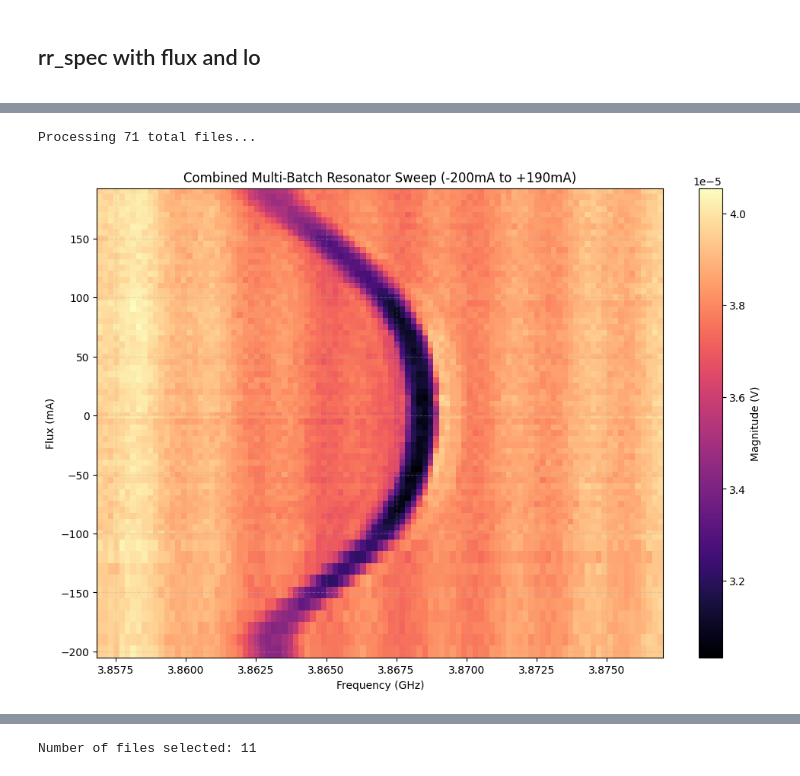
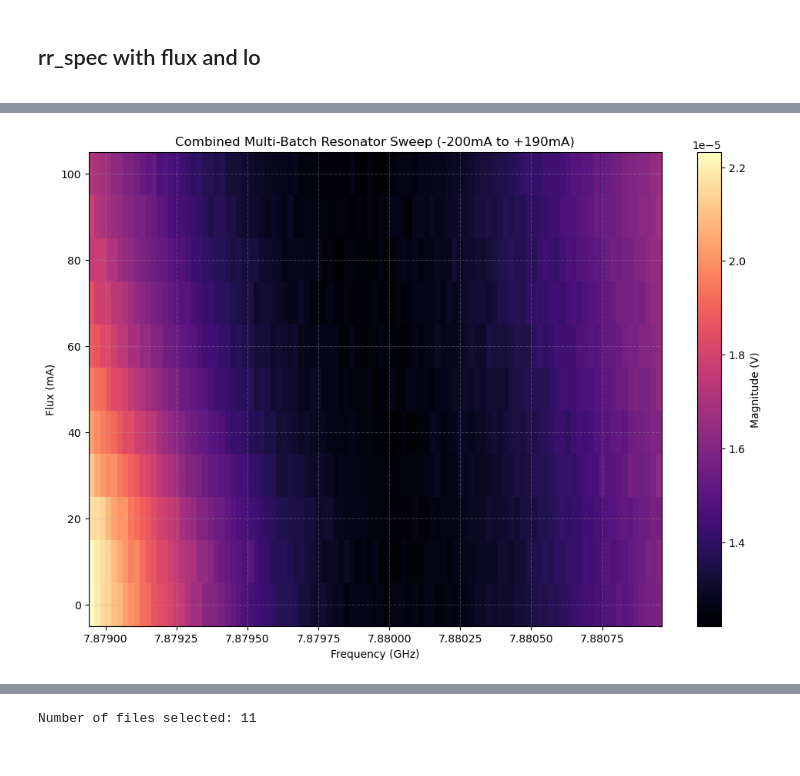
Before and after one commit to spinoandraptos/victoria, a Jupyter notebook: scripts/plot/20250215_plot_rr_versus_flux.ipynb, the cells around one changed output, grey strips where cells are left out. Drawn from its saved outputs; the diff is of its cells as text; code cells hidden in the pictures.

```diff
--- a/scripts/plot/20250215_plot_rr_versus_flux.ipynb
+++ b/scripts/plot/20250215_plot_rr_versus_flux.ipynb
@@ -28,20 +28,20 @@ import os
 # --- Define all batches in a list for easy management ---
 batches = [
     {
-        "folder": "C:/Users/qcrew/Documents/eunice/data/2026-02-25/",
-        "time": ((16, 15), (16, 21)),
-        "flux": np.arange(-100e-3, 0e-3 + 5e-3, 5e-3)
+        "folder": "C:/Users/qcrew2/Documents/Candace/eunice/data/2026-03-12/",
+        "time": ((20, 23), (20, 29)),
+        "flux": np.arange(0e-3, 100e-3 + 10e-3, 10e-3)
     },
-    {
-        "folder": "C:/Users/qcrew/Documents/eunice/data/2026-02-25/",
-        "time": ((16, 35), (16, 40)),
-        "flux": np.arange(-100e-3, -200e-3 - 10e-3, -10e-3)
-    },
-    {
-        "folder": "C:/Users/qcrew/Documents/eunice/data/2026-02-25/",
-        "time": ((16, 49), (17, 2)),
-        "flux": np.arange(0e-3, 190e-3 + 5e-3, 5e-3)
-    }
+    # {
+    #     "folder": "C:/Users/qcrew/Documents/eunice/data/2026-02-25/",
+    #     "time": ((16, 35), (16, 40)),
+    #     "flux": np.arange(-100e-3, -200e-3 - 10e-3, -10e-3)
+    # },
+    # {
+    #     "folder": "C:/Users/qcrew/Documents/eunice/data/2026-02-25/",
+    #     "time": ((16, 49), (17, 2)),
+    #     "flux": np.arange(0e-3, 190e-3 + 5e-3, 5e-3)
+    # }
 ]
 
 def get_filtered_files(folder, start_t, end_t):
@@ -82,7 +82,7 @@ for flux, path in all_data_pairs:
     try:
         with h5py.File(path, "r") as f:
             if freq_axis is None:
-                lo = 3.868364e9+50e6-1.443e6 #f["instruments/lo_rr"].attrs["frequency"] if "instruments/lo_rr" in f else 0
+                lo = 7.88e9+32e6+21e6-0.3e6-2e6-0.6e6-0.15e6 #3.868364e9+50e6-1.443e6 #f["instruments/lo_rr"].attrs["frequency"] if "instruments/lo_rr" in f else 0
                 freq_axis = (lo + f["resonator_frequency"][()]) / 1e9 # GHz
 
             mag = np.mean(f["Magnitude"][()], axis=0)
@@ -116,2 +113 @@ c:\Users\qcrew\anaconda3\envs\qcrew\lib\site-packages\numpy\.libs\libopenblas64_
-Processing 71 total files...
-[figure, old version]
+[figure, new version]
```
Also changed, not shown: parts of 7 cells of this notebook, 21 other files.
